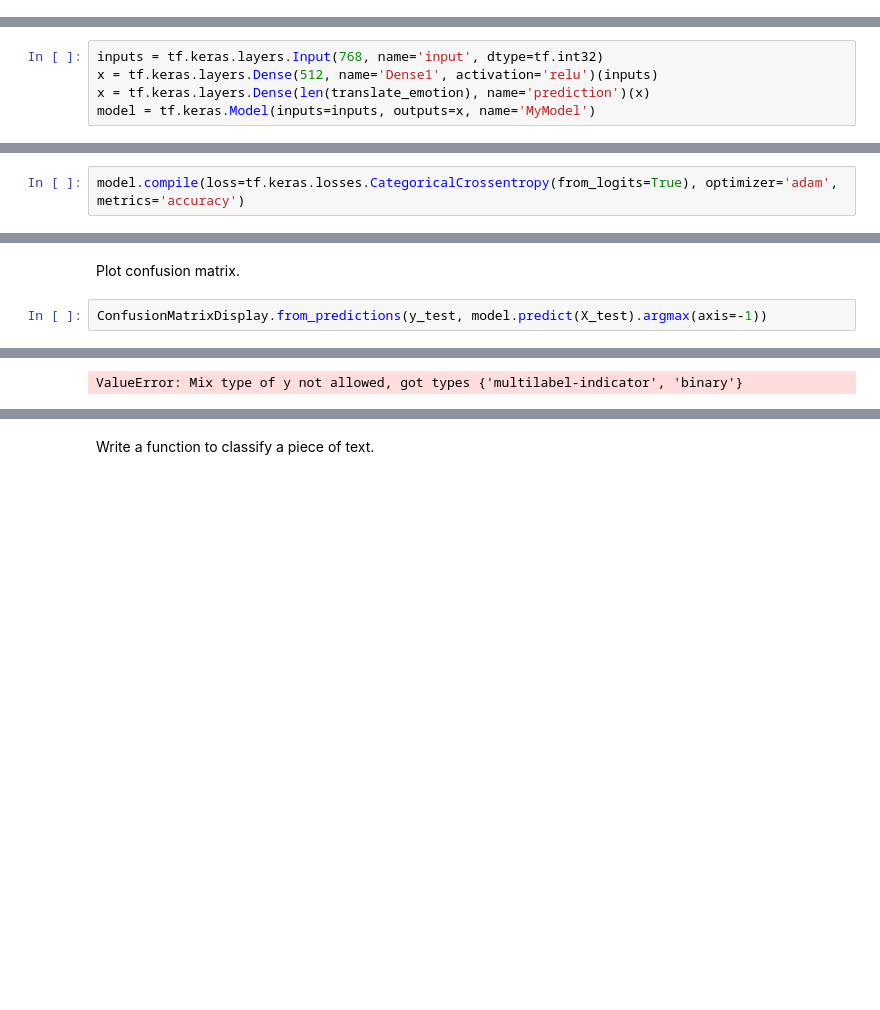
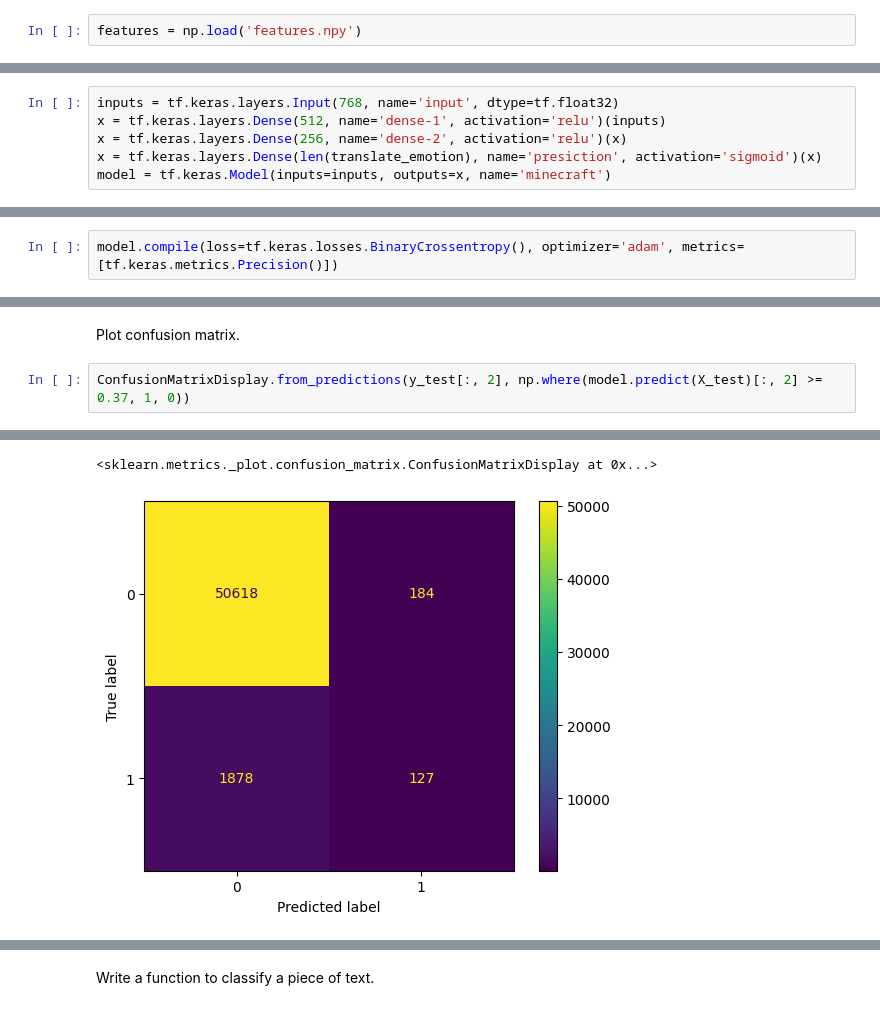
Before and after one commit to dubstepenjoyer/dvfu_tasks, a Jupyter notebook: text_classification.ipynb, the cells around one changed output, grey strips where cells are left out. Drawn from its saved outputs; the diff is of its cells as text; blank space fills up the shorter version.

```diff
--- a/text_classification.ipynb
+++ b/text_classification.ipynb
@@ -171,6 +209,8 @@ features, features.shape
         [ 1.5030369 , -0.8643758 , -0.8128365 , ...,  1.1897686 ,
           1.5710945 ,  0.9328568 ]], dtype=float32),
  (211225, 768))
+# %%
+features = np.load('features.npy')
 # %% [markdown]
 # Prepare train/test data
 # %% [markdown]
@@ -206,12 +234,13 @@ GPU not enable
 # %%
-inputs = tf.keras.layers.Input(768, name='input', dtype=tf.int32)
-x = tf.keras.layers.Dense(512, name='Dense1', activation='relu')(inputs)
-x = tf.keras.layers.Dense(len(translate_emotion), name='prediction')(x)
-model = tf.keras.Model(inputs=inputs, outputs=x, name='MyModel')
+inputs = tf.keras.layers.Input(768, name='input', dtype=tf.float32)
+x = tf.keras.layers.Dense(512, name='dense-1', activation='relu')(inputs)
+x = tf.keras.layers.Dense(256, name='dense-2', activation='relu')(x)
+x = tf.keras.layers.Dense(len(translate_emotion), name='presiction', activation='sigmoid')(x)
+model = tf.keras.Model(inputs=inputs, outputs=x, name='minecraft')
 # %% [markdown]
 Compile the model. Choose loss and metrics.
 # %%
-model.compile(loss=tf.keras.losses.CategoricalCrossentropy(from_logits=True), optimizer='adam', metrics='accuracy')
+model.compile(loss=tf.keras.losses.BinaryCrossentropy(), optimizer='adam', metrics=[tf.keras.metrics.Precision()])
 # %% [markdown]
 # Train the model
 # %%
@@ -240,5 +269,5 @@ model.evaluate(X_test, y_test, batch_size=128)
 # %% [markdown]
 Plot confusion matrix.
 # %%
-ConfusionMatrixDisplay.from_predictions(y_test, model.predict(X_test).argmax(axis=-1))
+ConfusionMatrixDisplay.from_predictions(y_test[:, 2], np.where(model.predict(X_test)[:, 2] >= 0.37, 1, 0))
 # %% [output]
@@ -246 +275,2 @@ ConfusionMatrixDisplay.from_predictions(y_test, model.predict(X_test).argmax(axi
-ValueError: Mix type of y not allowed, got types {'multilabel-indicator', 'binary'}
+<sklearn.metrics._plot.confusion_matrix.ConfusionMatrixDisplay at 0x...>
+[figure, added]
```
Also changed, not shown: parts of 19 cells of this notebook, 1 other file.
